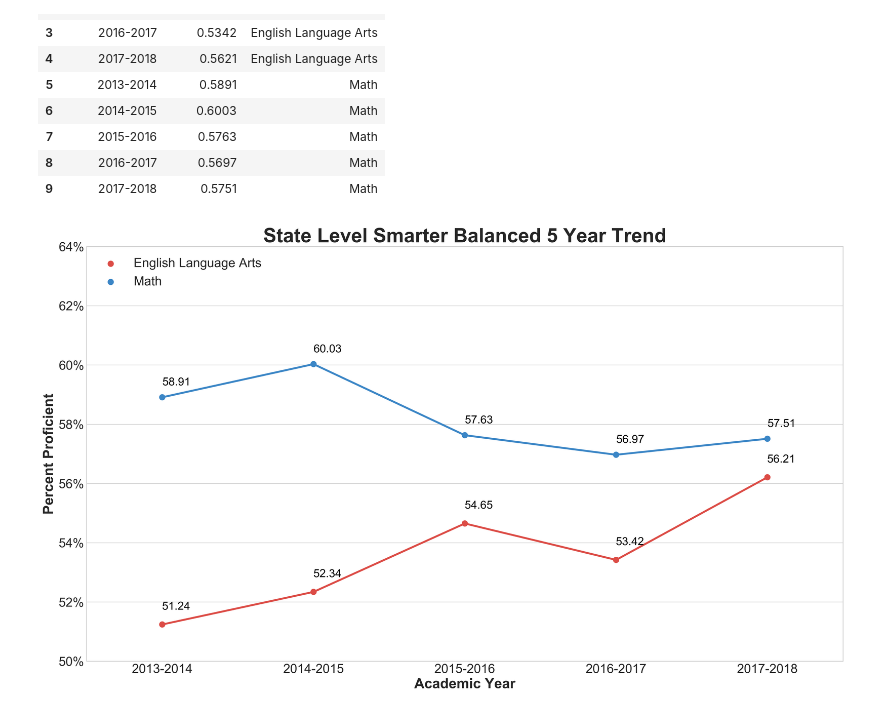
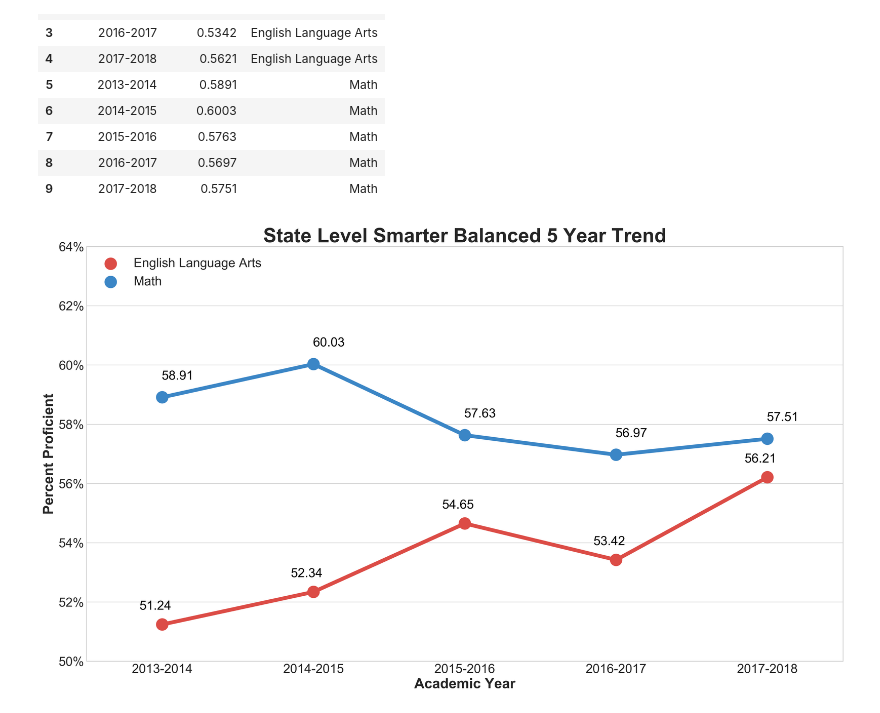
Before and after one commit to CentsOfFate/Miscellaneous-Projects, a Jupyter notebook: Files/Example Seaborn Graphs (Fake Data).ipynb, the cells around one changed output. Cells and saved outputs as stored; diff of their text form; code cells hidden in the pictures.

```diff
--- a/Files/Example Seaborn Graphs (Fake Data).ipynb
+++ b/Files/Example Seaborn Graphs (Fake Data).ipynb
@@ -45,37 +45,38 @@ sns.set_palette(flatui)
 
 fig = plt.figure(figsize = (19.20, 10.80), dpi = 300)
 ax = sns.pointplot(x = "Academic_Year", y = "Proficiency", hue = "Type",
-                   data = df)
+                   data = df,
+                   scale = 2)
 
 # Title, x-axis, y-axis
 plt.title('State Level Smarter Balanced 5 Year Trend', size = 28, fontweight = 'bold')
 plt.xlabel('Academic Year', size = 20, fontweight = 'bold')
 plt.ylabel('Percent Proficient', size = 20, fontweight = 'bold')
 
 # Ticks larger
 plt.xticks(size = 18)
 plt.yticks(size = 18)
 
 # Set Ticks
 plt.ylim(0.50, 0.64)
 
 # Set Y-Axis to be in Percentage Form
 ax.yaxis.set_major_formatter(FuncFormatter(lambda y, _: '{:.0%}'.format(y)))
 
 # Set Legend
 ax.legend(loc = 2, fontsize = 18)
 
 # Grab Percents for ELA and Math
 elalist = df['Proficiency'].head(5)
 mathlist = df['Proficiency'].tail(5)
 
 # Label Data Points
-[ax.text(p[0] - .002, p[1] +.005, round(p[1] * 100, 2), color = 'black', fontsize = 16) for p in zip(ax.get_xticks(), elalist)]
-[ax.text(p[0] - ., p[1] +.004, round(p[1] * 100, 2), color = 'black', fontsize = 16) for p in zip(ax.get_xticks(), mathlist)]
+[ax.text(p[0] - .15, p[1] +.005, round(p[1] * 100, 2), color = 'black', fontsize = 18) for p in zip(ax.get_xticks(), elalist)]
+[ax.text(p[0] - .004, p[1] +.006, round(p[1] * 100, 2), color = 'black', fontsize = 18) for p in zip(ax.get_xticks(), mathlist)]
 
 # Show Graph and Dataframe
 plt.show()
 
-#fig.savefig('myimage.png', dpi = 1200, bbox_inches = 'tight')
+fig.savefig('myimage.png', dpi = 1200, bbox_inches = 'tight')
 # %% [output]
-[figure, old version]
+[figure, new version]
```
